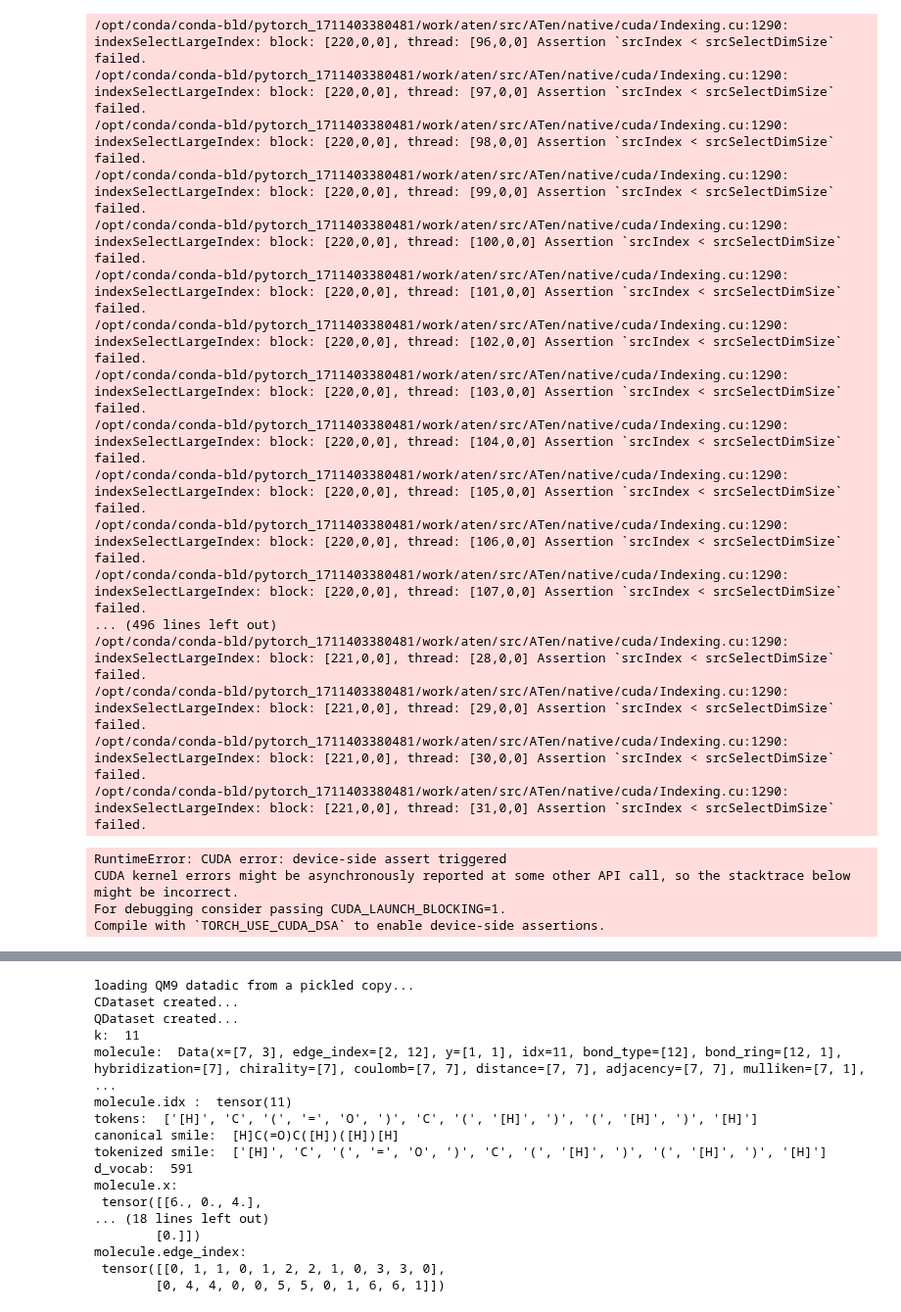
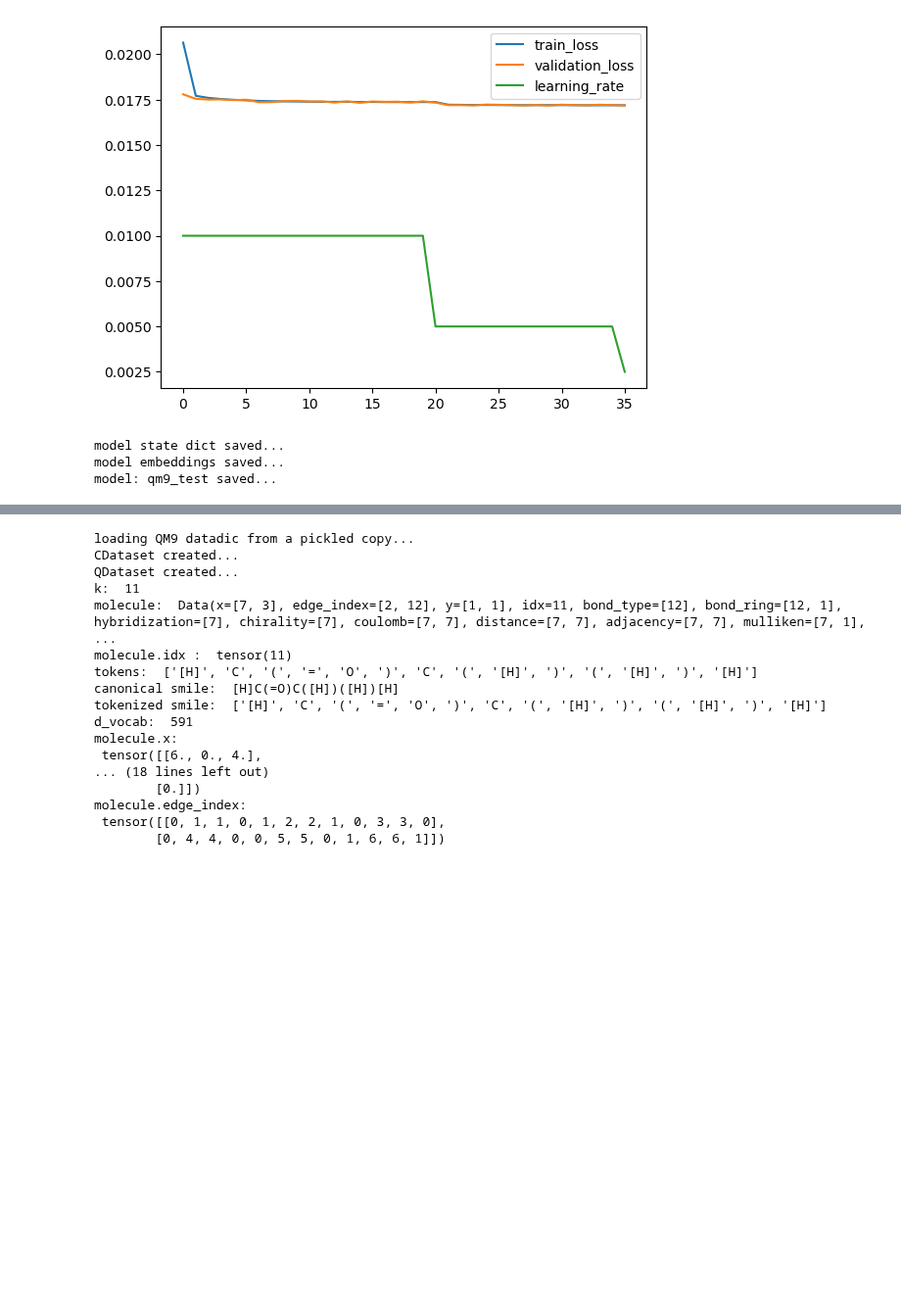
Before and after one commit to icanswim/qchem, a Jupyter notebook: experiment.ipynb, the cells around one changed output, grey strips where cells are left out. Shown at 98% size. Cells and saved outputs as stored; diff of their text form; code cells hidden in the pictures; blank space fills up the shorter version.

```diff
--- a/experiment.ipynb
+++ b/experiment.ipynb
@@ -203,13 +202,12 @@ assert d_model == d_vec
 ds_param = {'train_param': {'input_dict': {'tokens': ['tokens']},
                             'transforms': {'tokens': [Encode(vocab=srt_vocab, pad_token='[PAD]'),
                                                       Pad1d(d_seq+1), AsTensor()]},
-                            'filter_on': ('n_atoms','>','20'),
+                            #'filter_on': ('n_atoms','>','20'),
                             #'n': 10000, #non-random subset for testing,
                             'use_pickle': 'qm9_seq_10.pkl', #use pickle if exists otherwise create
                             'n_conformers': 10,
                             'dict2data': True,
                             'vocab': srt_vocab,
-                            'tokenizer': SmileReTokenizer,
                             'prompt': None,
                            }}
 
@@ -273,21 +271,4 @@ lr: 0.01
+[figure, added]
-/opt/conda/conda-bld/pytorch_1711403380481/work/aten/src/ATen/native/cuda/Indexing.cu:1290: indexSelectLargeIndex: block: [220,0,0], thread: [96,0,0] Assertion `srcIndex < srcSelectDimSize` failed.
-/opt/conda/conda-bld/pytorch_1711403380481/work/aten/src/ATen/native/cuda/Indexing.cu:1290: indexSelectLargeIndex: block: [220,0,0], thread: [97,0,0] Assertion `srcIndex < srcSelectDimSize` failed.
-/opt/conda/conda-bld/pytorch_1711403380481/work/aten/src/ATen/native/cuda/Indexing.cu:1290: indexSelectLargeIndex: block: [220,0,0], thread: [98,0,0] Assertion `srcIndex < srcSelectDimSize` failed.
-/opt/conda/conda-bld/pytorch_1711403380481/work/aten/src/ATen/native/cuda/Indexing.cu:1290: indexSelectLargeIndex: block: [220,0,0], thread: [99,0,0] Assertion `srcIndex < srcSelectDimSize` failed.
-/opt/conda/conda-bld/pytorch_1711403380481/work/aten/src/ATen/native/cuda/Indexing.cu:1290: indexSelectLargeIndex: block: [220,0,0], thread: [100,0,0] Assertion `srcIndex < srcSelectDimSize` failed.
-/opt/conda/conda-bld/pytorch_1711403380481/work/aten/src/ATen/native/cuda/Indexing.cu:1290: indexSelectLargeIndex: block: [220,0,0], thread: [101,0,0] Assertion `srcIndex < srcSelectDimSize` failed.
-/opt/conda/conda-bld/pytorch_1711403380481/work/aten/src/ATen/native/cuda/Indexing.cu:1290: indexSelectLargeIndex: block: [220,0,0], thread: [102,0,0] Assertion `srcIndex < srcSelectDimSize` failed.
-/opt/conda/conda-bld/pytorch_1711403380481/work/aten/src/ATen/native/cuda/Indexing.cu:1290: indexSelectLargeIndex: block: [220,0,0], thread: [103,0,0] Assertion `srcIndex < srcSelectDimSize` failed.
-/opt/conda/conda-bld/pytorch_1711403380481/work/aten/src/ATen/native/cuda/Indexing.cu:1290: indexSelectLargeIndex: block: [220,0,0], thread: [104,0,0] Assertion `srcIndex < srcSelectDimSize` failed.
-/opt/conda/conda-bld/pytorch_1711403380481/work/aten/src/ATen/native/cuda/Indexing.cu:1290: indexSelectLargeIndex: block: [220,0,0], thread: [105,0,0] Assertion `srcIndex < srcSelectDimSize` failed.
-/opt/conda/conda-bld/pytorch_1711403380481/work/aten/src/ATen/native/cuda/Indexing.cu:1290: indexSelectLargeIndex: block: [220,0,0], thread: [106,0,0] Assertion `srcIndex < srcSelectDimSize` failed.
-/opt/conda/conda-bld/pytorch_1711403380481/work/aten/src/ATen/native/cuda/Indexing.cu:1290: indexSelectLargeIndex: block: [220,0,0], thread: [107,0,0] Assertion `srcIndex < srcSelectDimSize` failed.
-... (496 lines left out)
-/opt/conda/conda-bld/pytorch_1711403380481/work/aten/src/ATen/native/cuda/Indexing.cu:1290: indexSelectLargeIndex: block: [221,0,0], thread: [28,0,0] Assertion `srcIndex < srcSelectDimSize` failed.
-/opt/conda/conda-bld/pytorch_1711403380481/work/aten/src/ATen/native/cuda/Indexing.cu:1290: indexSelectLargeIndex: block: [221,0,0], thread: [29,0,0] Assertion `srcIndex < srcSelectDimSize` failed.
-/opt/conda/conda-bld/pytorch_1711403380481/work/aten/src/ATen/native/cuda/Indexing.cu:1290: indexSelectLargeIndex: block: [221,0,0], thread: [30,0,0] Assertion `srcIndex < srcSelectDimSize` failed.
-/opt/conda/conda-bld/pytorch_1711403380481/work/aten/src/ATen/native/cuda/Indexing.cu:1290: indexSelectLargeIndex: block: [221,0,0], thread: [31,0,0] Assertion `srcIndex < srcSelectDimSize` failed.
+model state dict saved...
+model embeddings saved...
+model: qm9_test saved...
-RuntimeError: CUDA error: device-side assert triggered
-CUDA kernel errors might be asynchronously reported at some other API call, so the stacktrace below might be incorrect.
-For debugging consider passing CUDA_LAUNCH_BLOCKING=1.
-Compile with `TORCH_USE_CUDA_DSA` to enable device-side assertions.
```
Also changed, not shown: parts of 6 cells of this notebook, 1 other file.
